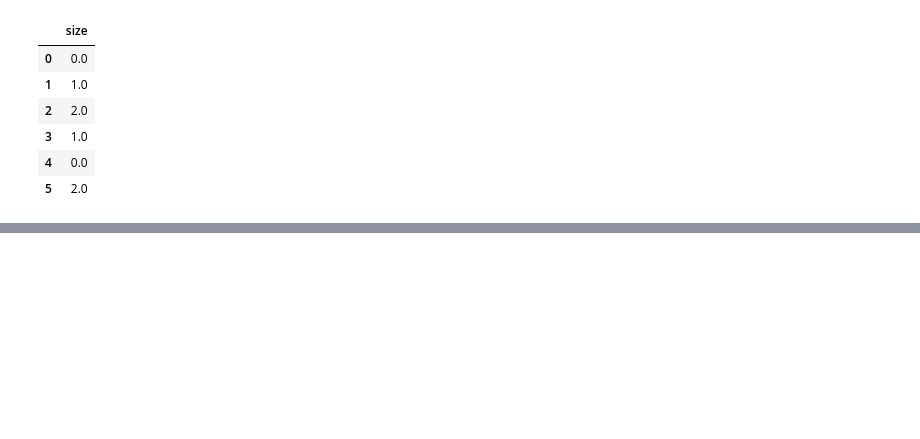
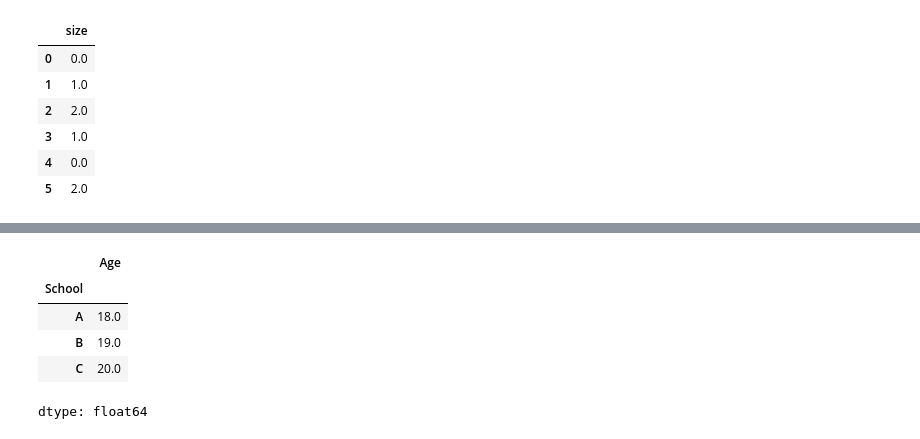
Before and after one commit to harshs-data/Exploratory-Data-Analysis, a Jupyter notebook: Data_encoding.ipynb, the cells around one changed output, grey strips where cells are left out. Cells and saved outputs as stored; diff of their text form; code cells hidden in the pictures; blank space fills up the shorter version.

```diff
--- a/Data_encoding.ipynb
+++ b/Data_encoding.ipynb
@@ -181,0 +199,9 @@ encoded_df
+# %%
+df.groupby('School')['Age'].mean()
+# %% [output]
+|  | Age |
+| School |  |
+| A | 18.0 |
+| B | 19.0 |
+| C | 20.0 |
+dtype: float64
```
Also changed, not shown: parts of 3 cells of this notebook.
